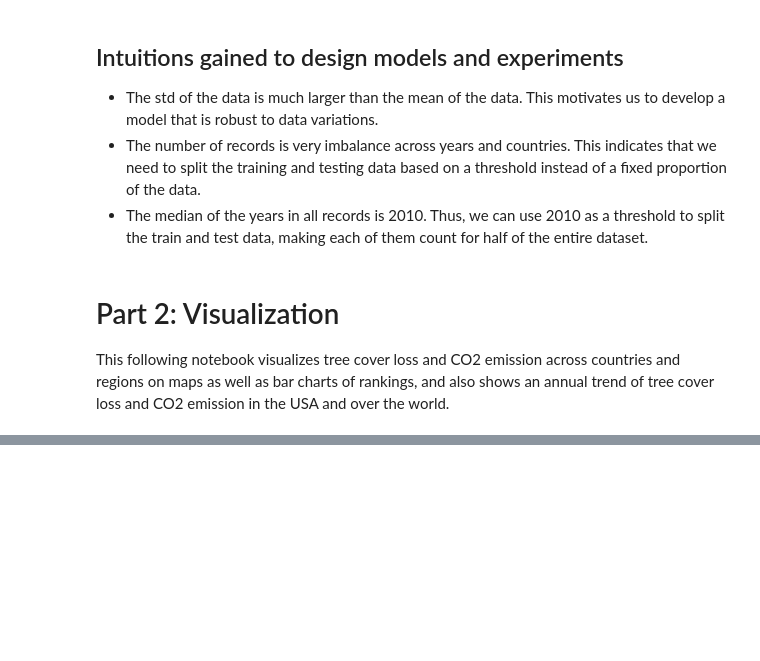
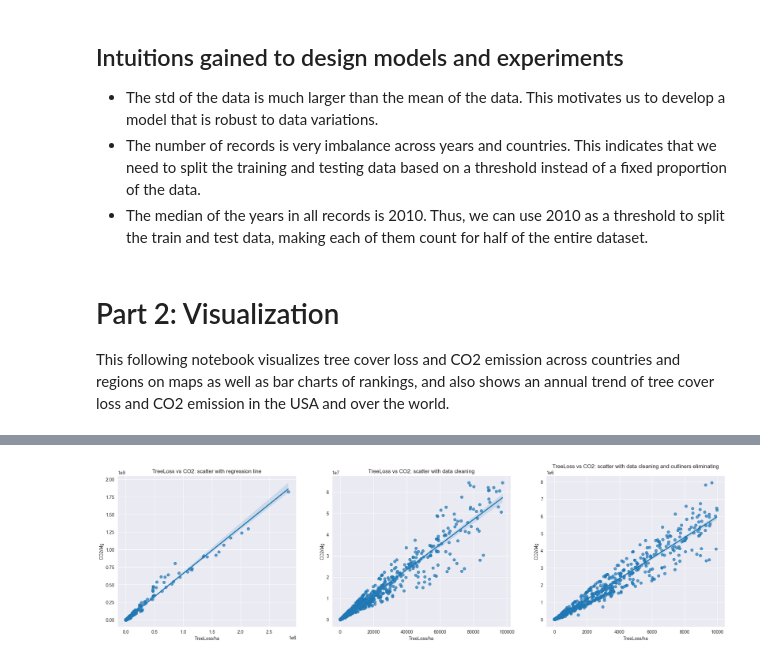
Before and after one commit to XinshuangL/TreeCoverageAnalysis, a Jupyter notebook: visualization.ipynb, the cells around one changed output, grey strips where cells are left out. Cells and saved outputs as stored; diff of their text form; code cells hidden in the pictures; blank space fills up the shorter version.

Commit message:
Add the correlation_analysis.py and updates the corresspounding part of main.py and visualization.ipynb.

```diff
--- a/visualization.ipynb
+++ b/visualization.ipynb
@@ -231,0 +235,6 @@ visualizer.global_trend("GrossEmissions_Co2_all_gases_Mg", "Total Gross Emission
+# %%
+from correlation_analysis import scatter_plot_for_correlation_analysis
+
+scatter_plot_for_correlation_analysis()
+# %% [output]
+[figure, added]
```
Also changed, not shown: parts of 3 cells of this notebook, 2 other files.
